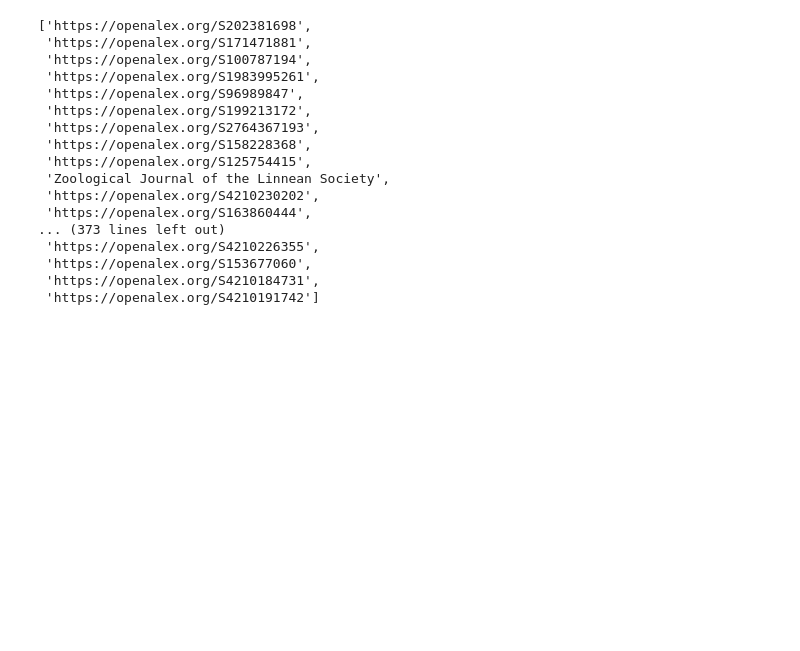
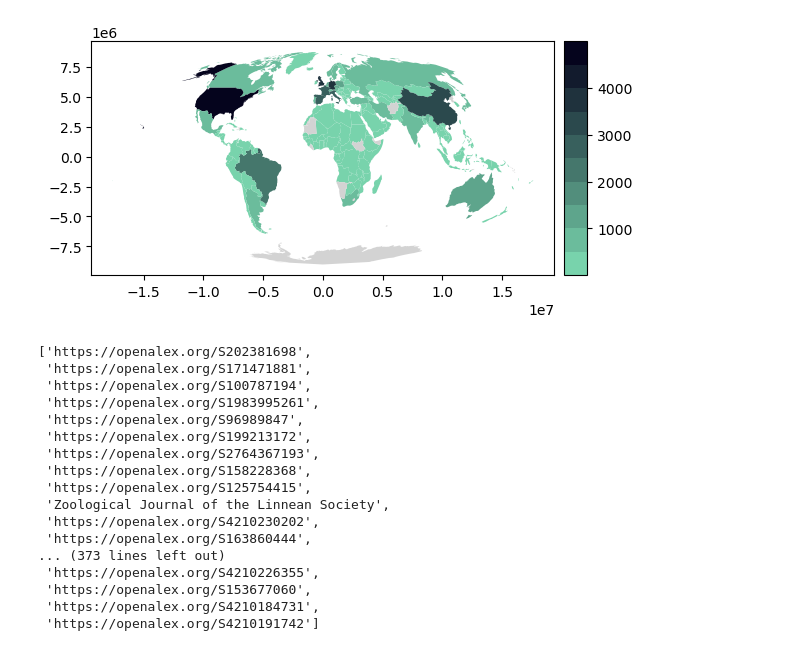
Before and after one commit to AgentschapPlantentuinMeise/Mapping-taxonomists, a Jupyter notebook: src/visualization/Exploration visualizations.ipynb, the cells around one changed output. Drawn from its saved outputs; the diff is of its cells as text; code cells hidden in the pictures; blank space fills up the shorter version.

```diff
--- a/src/visualization/Exploration visualizations.ipynb
+++ b/src/visualization/Exploration visualizations.ipynb
@@ -0,0 +12,18 @@
+# %%
+def freq_countries(df):
+    # get list of countries with authors
+    countries = list(df["inst_country_code"])
+    # remove None values + alphabetical
+    countries = sorted([i for i in countries if i is not None])
+
+    # count how many of each group (country)
+    freqs = [len(list(group)) for key, group in groupby(countries)]
+
+    # link counts to country codes
+    freqs_dict = {}
+    for i, country in enumerate(sorted(set(countries))):
+        freqs_dict[country] = freqs[i]
+
+    return freqs_dict
+# %%
+newcmp = LinearSegmentedColormap.from_list("TETTRIs", [to_rgb('#78d3ac'), to_rgb('#05041d')], N=10)
@@ -1,3 +99,11 @@
+# %%
+authors = pd.read_pickle("../../data/interim/single_authors_of_taxonomic_articles.pkl")
+# %%
+countries_freq = freq_countries(authors)
+# %%
+plot_country_freqs(countries_freq, "../../reports/figures/map_authors")
+# %% [output]
+[figure, added]
 # %%
 import numpy as np
 import pandas as pd
```
Also changed, not shown: parts of 2 cells of this notebook, 5 other files.
